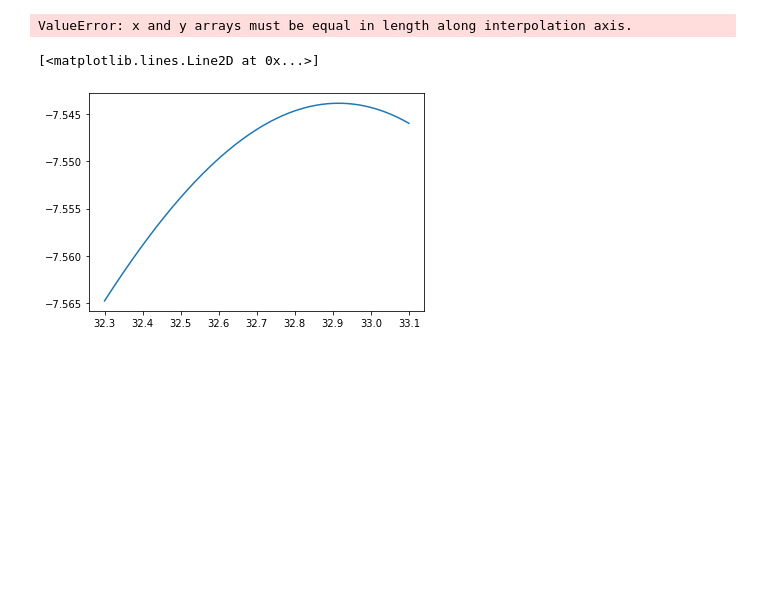
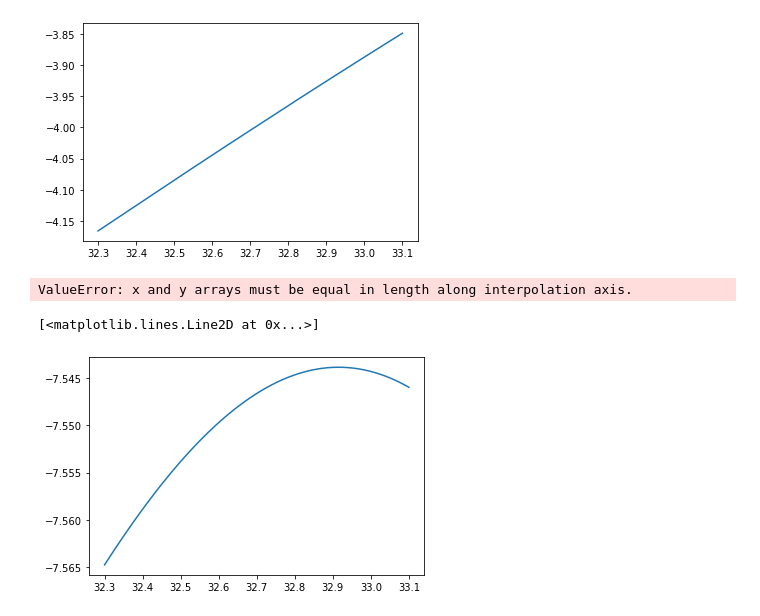
Before and after one commit to uva-spin/ANN-NMR, a Jupyter notebook: Q-Meter_Minuit_Fitting/Minuit Fitting.ipynb, the cells around one changed output. Saved outputs shown, nothing was run; the diff lists cells and outputs as text; code cells hidden in the pictures; blank space fills up the shorter version.

```diff
--- a/Q-Meter_Minuit_Fitting/Minuit Fitting.ipynb
+++ b/Q-Meter_Minuit_Fitting/Minuit Fitting.ipynb
@@ -378,3 +386,11 @@ fit.hesse()
+# %%
+baseline = QCurve(f,1.00e-3,1.00,1.5,0.04,0,1e-6)
+
+plt.plot(f,baseline)
+baseline2 = QCurve(f,U,knob,trim,eta,phi_const,Cstray)
+# plt.plot(f,baseline2)
+# %% [output]
+[figure, added]
 # %%
 def chi_squared_lineshape(P,U,knob,trim,eta,phi_const,Cstray):
     chi_squared = stat.chisquare(Lineshape(f[i],P,U,knob,trim,eta,phi_const,Cstray))
```
Also changed, not shown: parts of 3 cells of this notebook.
